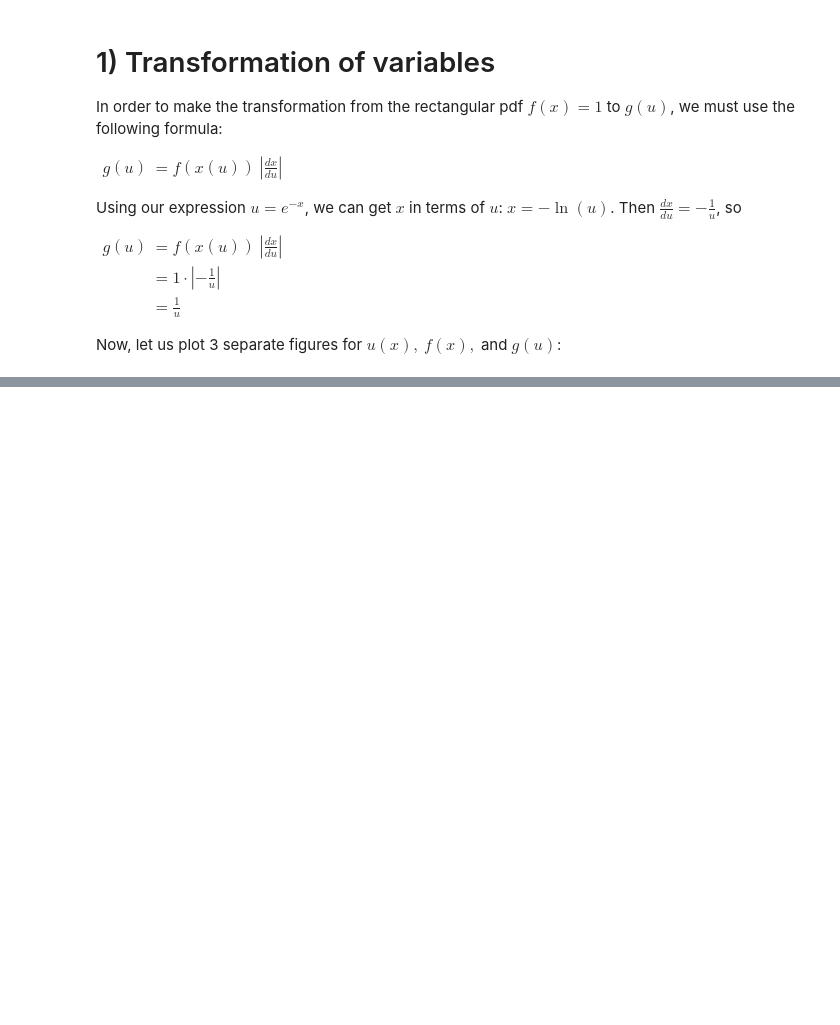
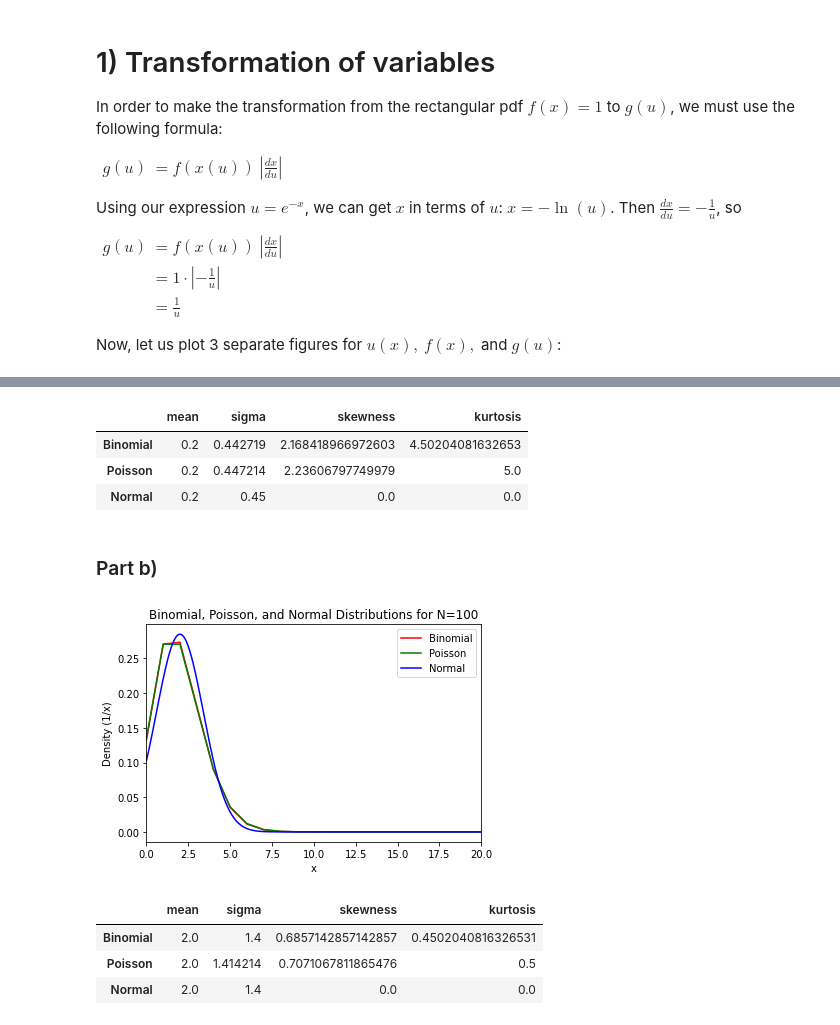
Before and after one commit to cswelch/Physics-434, a Jupyter notebook: PHYS_434_Homework_2.ipynb, the cells around one changed output, grey strips where cells are left out. Drawn from its saved outputs; the diff is of its cells as text; code cells hidden in the pictures; blank space fills up the shorter version.

```diff
--- a/PHYS_434_Homework_2.ipynb
+++ b/PHYS_434_Homework_2.ipynb
@@ -86,0 +112,53 @@ Probability of at least one pair of snake eyes:  0.8660408093278463
+# %%
+# Part ii)
+bin_stats_a = binom.stats(10, 0.02, moments='mvsk')
+psn_stats_a = poisson.stats(0.2, moments='mvsk')
+norm_stats_a = norm.stats(0.2, 0.45, moments='mvsk')
+
+df_a = pd.DataFrame([bin_stats_a, psn_stats_a, norm_stats_a], index=["Binomial", "Poisson", "Normal"], columns=["mean", "sigma", "skewness", "kurtosis"])
+df_a["sigma"] = df_a["sigma"]**(1/2)
+df_a
+# %% [output]
+|  | mean | sigma | skewness | kurtosis |
+| Binomial | 0.2 | 0.442719 | 2.168418966972603 | 4.50204081632653 |
+| Poisson | 0.2 | 0.447214 | 2.23606797749979 | 5.0 |
+| Normal | 0.2 | 0.45 | 0.0 | 0.0 |
+# %% [markdown]
+### Part b)
+# %%
+# Part i)
+k = np.arange(0,101,1)
+x = np.arange(0,101,0.01)
+
+# Binomial distribution w/ N=100, p=0.02
+binom_b = binom.pmf(k, 100, 0.02)
+# Poisson distribution w/ lambda=2.0
+poisson_b = poisson.pmf(k, 2)
+# Normal distribution w/ mu=2.0, sigma=1.4
+normal_b = norm.pdf(x, 2, 1.4)
+
+
+fig5 = plt.plot(k, binom_b, color="r", label="Binomial")
+plt.plot(k, poisson_b, color="g", label="Poisson")
+plt.plot(x, normal_b, color="b", label="Normal")
+plt.title("Binomial, Poisson, and Normal Distributions for N=100")
+plt.xlabel("x")
+plt.ylabel("Density (1/x)")
+plt.legend()
+plt.xlim([0,20]);
+# %% [output]
+[figure, added]
+# %%
+# Part ii)
+bin_stats_b = binom.stats(100, 0.02, moments='mvsk')
+psn_stats_b = poisson.stats(2, moments='mvsk')
+norm_stats_b = norm.stats(2, 1.4, moments='mvsk')
+
+df_b = pd.DataFrame([bin_stats_b, psn_stats_b, norm_stats_b], index=["Binomial", "Poisson", "Normal"], columns=["mean", "sigma", "skewness", "kurtosis"])
+df_b["sigma"] = df_b["sigma"]**(1/2)
+df_b
+# %% [output]
+|  | mean | sigma | skewness | kurtosis |
+| Binomial | 2.0 | 1.4 | 0.6857142857142857 | 0.4502040816326531 |
+| Poisson | 2.0 | 1.414214 | 0.7071067811865476 | 0.5 |
+| Normal | 2.0 | 1.4 | 0.0 | 0.0 |
```
Also changed, not shown: parts of 14 cells of this notebook, 1 other file.
